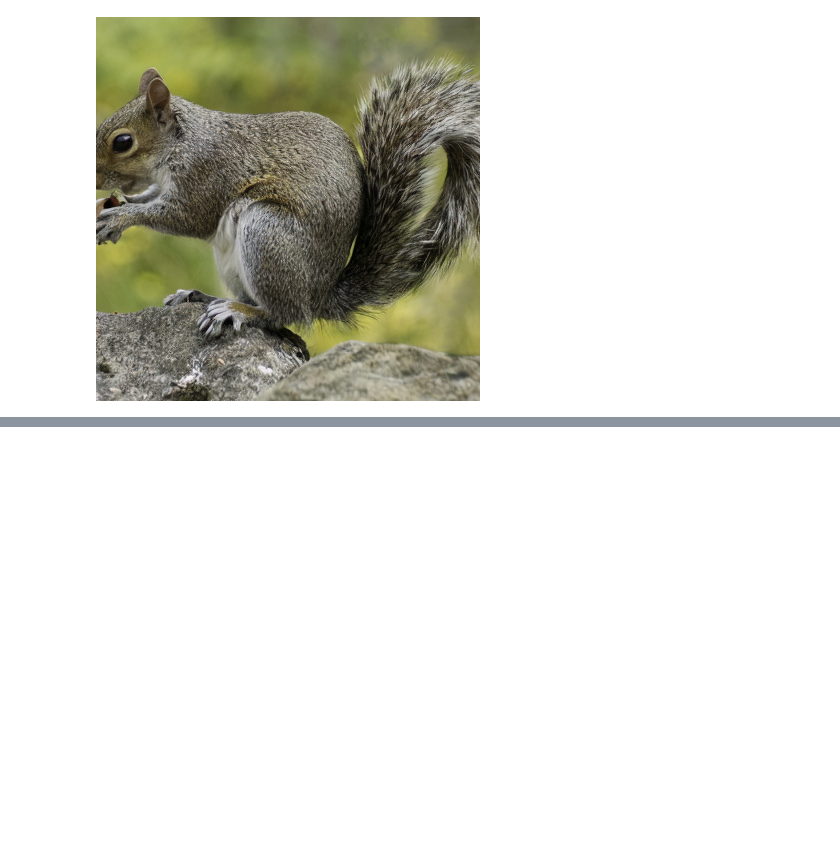
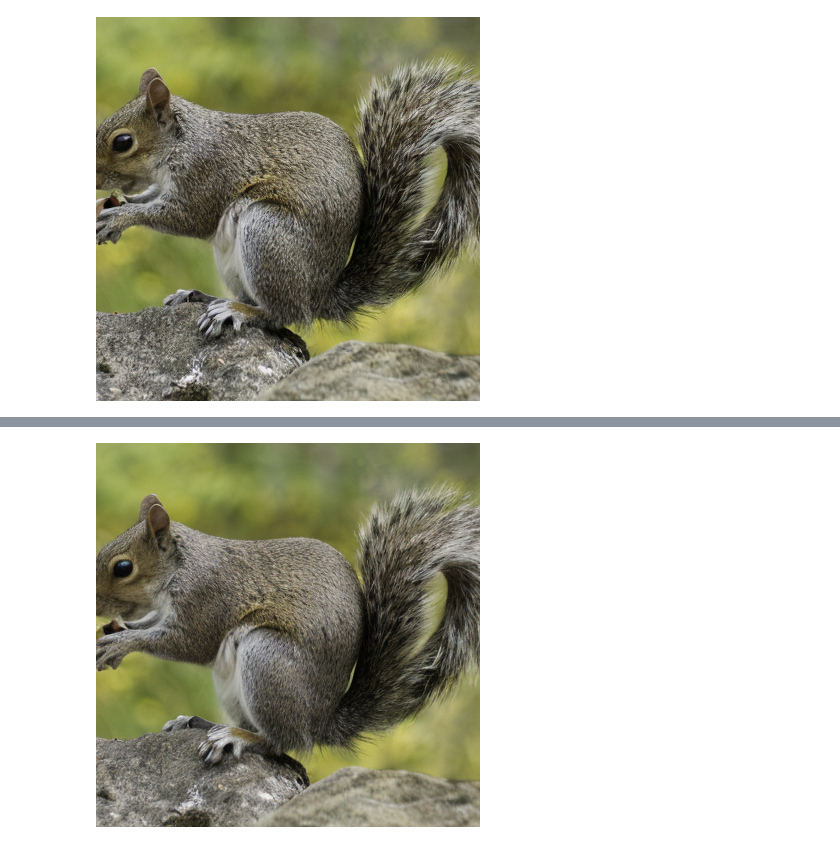
Before and after one commit to quickgrid/latent-diffusion, a Jupyter notebook: scripts/autoencoder_kl_vq_image_reconstruction.ipynb, the cells around one changed output, grey strips where cells are left out. Saved outputs shown, nothing was run; the diff lists cells and outputs as text; code cells hidden in the pictures; blank space fills up the shorter version.

Commit message:
add stable diffusion vae image reconstruction

```diff
--- a/scripts/autoencoder_kl_vq_image_reconstruction.ipynb
+++ b/scripts/autoencoder_kl_vq_image_reconstruction.ipynb
@@ -158,0 +157,6 @@ display(img)
+# %%
+config = OmegaConf.load(r"../models/first_stage_models/kl-f8/config.yaml")
+pl_sd = torch.load(r"../models/first_stage_models/kl-f8/vae-ft-mse-840000-ema-pruned.vae.ckpt", map_location="cuda")
+sd = pl_sd["state_dict"]
+ldm_model = instantiate_from_config(config.model)
+ldm_model.load_state_dict(sd, strict=False)
@@ -158,0 +169,23 @@ display(img)
+# %%
+input_img=r"../logs/imgs/0810.png"
+
+
+input_img = Image.open(input_img)
+target_image_size = 384
+# target_image_size = 512
+x_vqgan = preprocess(input_img, target_image_size=target_image_size)
+x_vqgan = x_vqgan.to(DEVICE)
+
+# 8x spatial dimension reduction log_2(8) times divide h, w by 2.
+ldm_model = ldm_model.to('cuda')
+
+x0 = reconstruct_with_autoencoder_kl(preprocess_vqgan(x_vqgan), ldm_model)
+w, h = target_image_size, target_image_size
+
+x0 = custom_to_pil(x0[0])
+img = Image.new("RGB", (w, h))
+img.paste(x0, (0,0))
+
+display(img)
+# %% [output]
+[figure, added]
```
Also changed, not shown: parts of 5 cells of this notebook.
